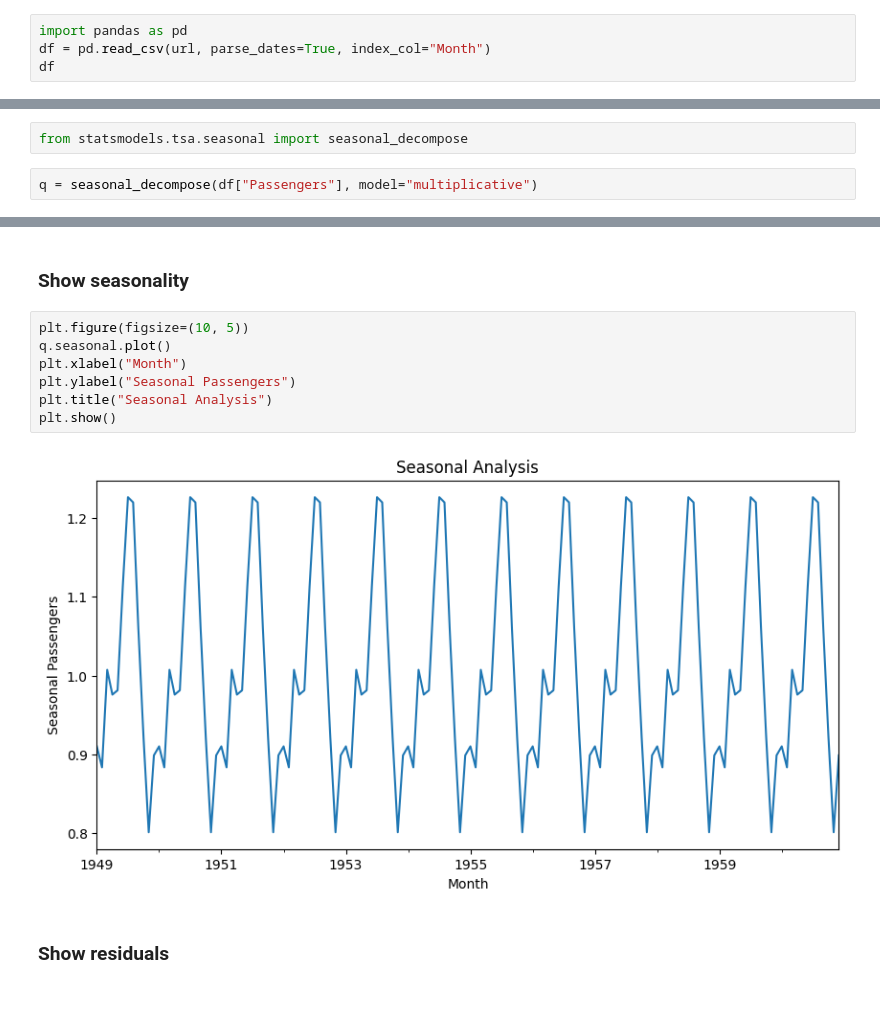
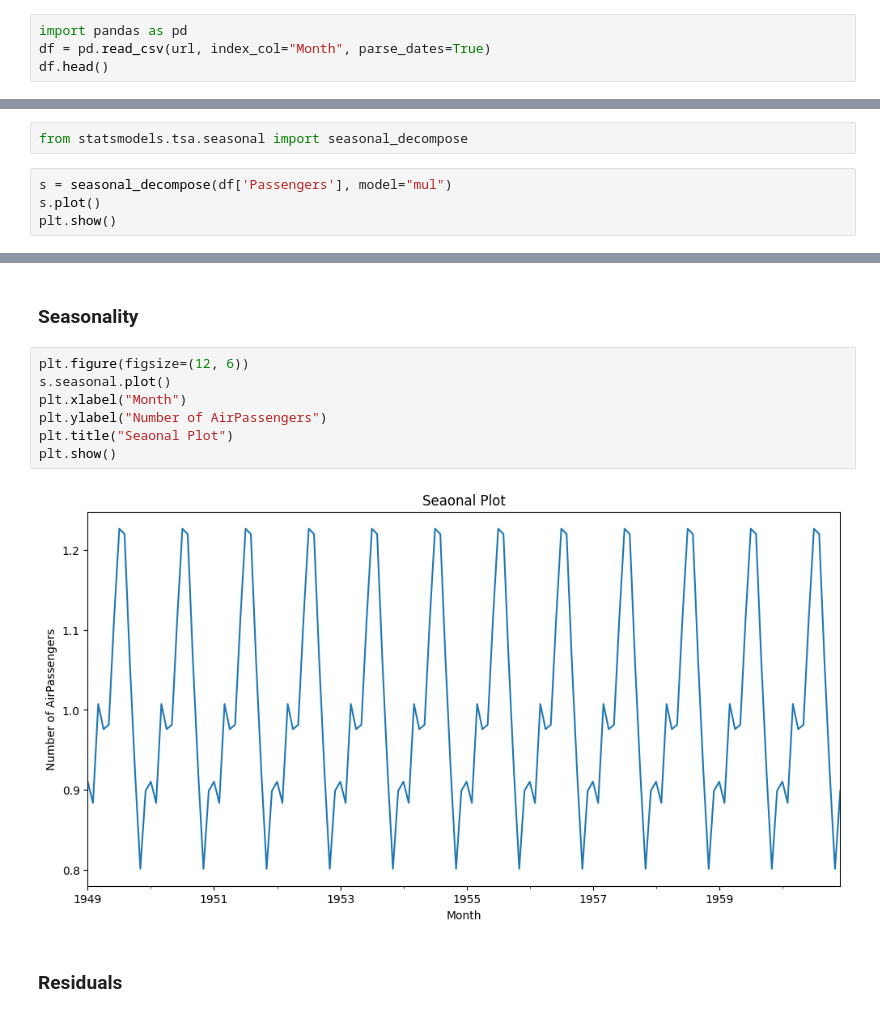
Before and after one commit to utkarshg1/Test1, a Jupyter notebook: Time_Series_Analysis.ipynb, the cells around one changed output, grey strips where cells are left out. Cells and saved outputs as stored; diff of their text form.

```diff
--- a/Time_Series_Analysis.ipynb
+++ b/Time_Series_Analysis.ipynb
@@ -32,8 +33,8 @@ print(url)
 https://raw.githubusercontent.com/utkarshg1/Neural-Net-Datasets/refs/heads/main/AirPassengers.csv
 # %%
 import pandas as pd
-df = pd.read_csv(url, parse_dates=True, index_col="Month")
-df
+df = pd.read_csv(url, index_col="Month", parse_dates=True)
+df.head()
 # %% [output]
 |  | Passengers |
 | Month |  |
@@ -68,4 +164,6 @@ plt.show()
 # %%
 from statsmodels.tsa.seasonal import seasonal_decompose
 # %%
-q = seasonal_decompose(df["Passengers"], model="multiplicative")
+s = seasonal_decompose(df['Passengers'], model="mul")
+s.plot()
+plt.show()
@@ -89,14 +185,14 @@ plt.show()
-# %% [markdown]
-### Show seasonality
+# %% [markdown]
+### Seasonality
 # %%
-plt.figure(figsize=(10, 5))
-q.seasonal.plot()
+plt.figure(figsize=(12, 6))
+s.seasonal.plot()
 plt.xlabel("Month")
-plt.ylabel("Seasonal Passengers")
-plt.title("Seasonal Analysis")
+plt.ylabel("Number of AirPassengers")
+plt.title("Seaonal Plot")
 plt.show()
 # %% [output]
-[figure, old version]
+[figure, new version]
-# %% [markdown]
-### Show residuals
+# %% [markdown]
+### Residuals
 # %%
```
Also changed, not shown: parts of 52 cells of this notebook.
